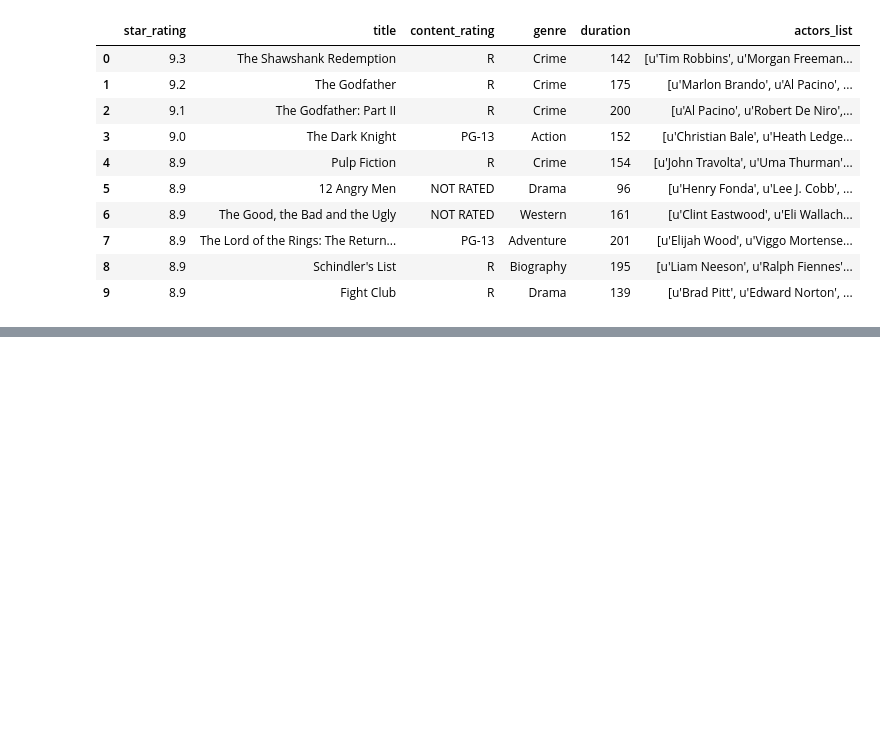
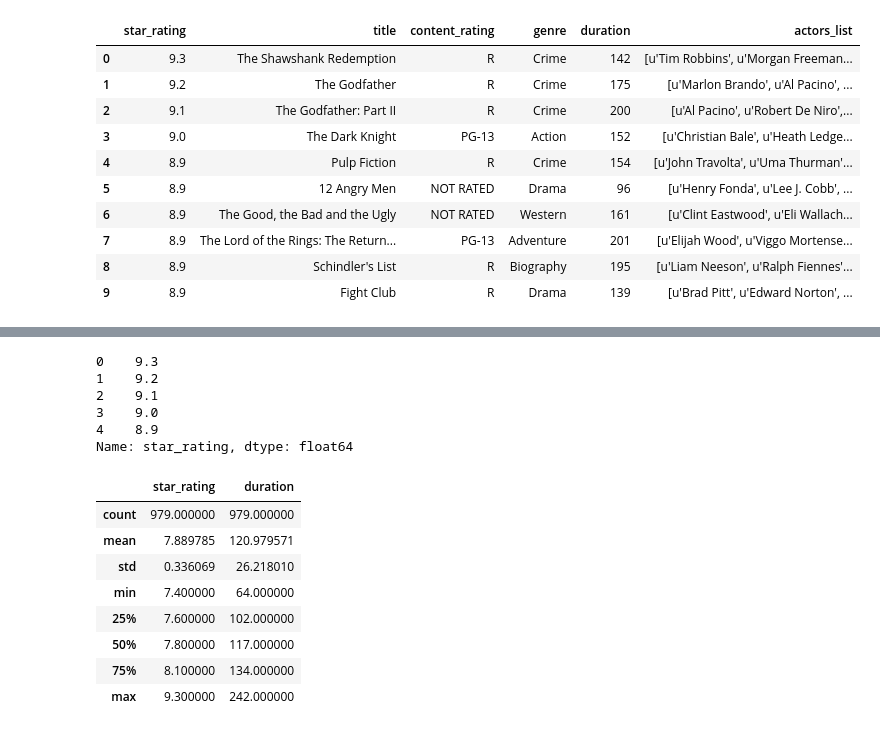
Before and after one commit to ashmanmalhotra/spm, a Jupyter notebook: Day-05/spm_session05.ipynb, the cells around one changed output, grey strips where cells are left out. Cells and saved outputs as stored; diff of their text form; code cells hidden in the pictures; blank space fills up the shorter version.

```diff
--- a/Day-05/spm_session05.ipynb
+++ b/Day-05/spm_session05.ipynb
@@ -77,0 +193,9 @@ df1.head(10)
+# %%
+df1['star_rating'].head()
+# %% [output]
+0    9.3
+1    9.2
+2    9.1
+3    9.0
+4    8.9
+Name: star_rating, dtype: float64
@@ -77,0 +207,12 @@ df1.head(10)
+# %%
+df1.describe()
+# %% [output]
+|  | star_rating | duration |
+| count | 979.000000 | 979.000000 |
+| mean | 7.889785 | 120.979571 |
+| std | 0.336069 | 26.218010 |
+| min | 7.400000 | 64.000000 |
+| 25% | 7.600000 | 102.000000 |
+| 50% | 7.800000 | 117.000000 |
+| 75% | 8.100000 | 134.000000 |
+| max | 9.300000 | 242.000000 |
```
Also changed, not shown: parts of 33 cells of this notebook.
